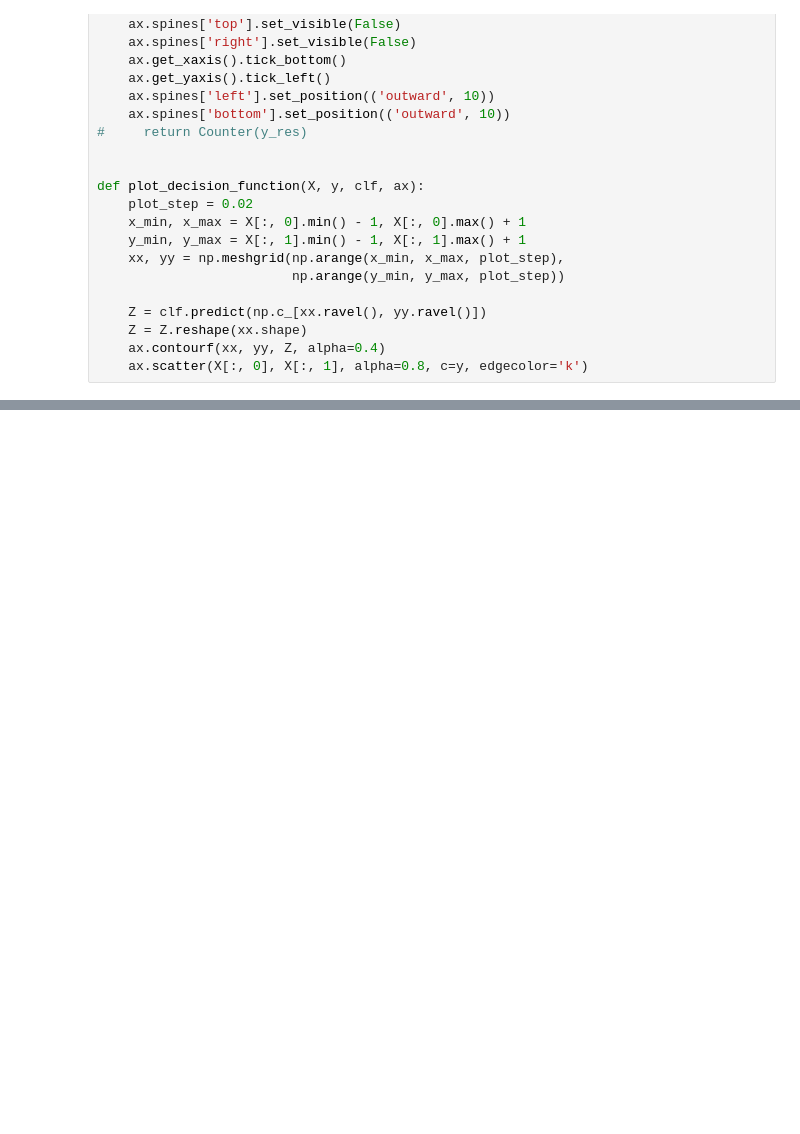
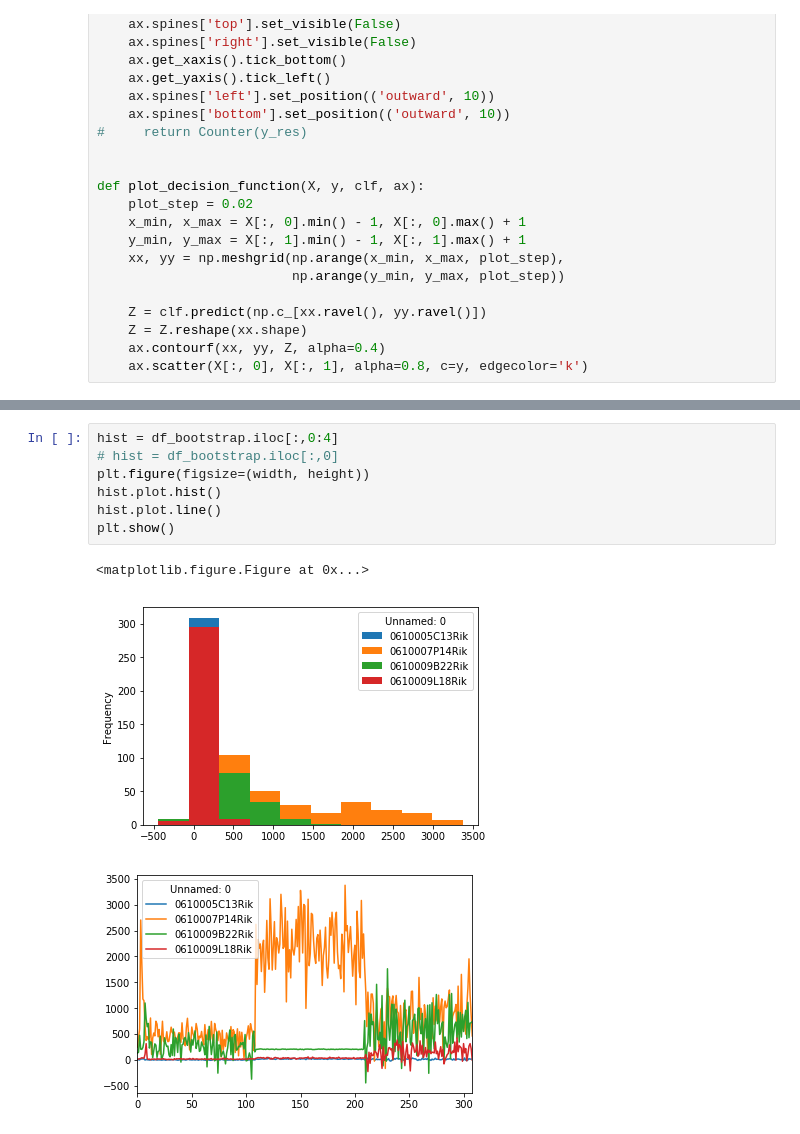
Before and after one commit to MarShin/single-cell_RNA, a Jupyter notebook: bootstrap-data.ipynb, the cells around one changed output, grey strips where cells are left out. Cells and saved outputs as stored; diff of their text form; blank space fills up the shorter version.

```diff
--- a/bootstrap-data.ipynb
+++ b/bootstrap-data.ipynb
@@ -267,0 +246,11 @@ np.save('data/y_multiplied',y_multiplied)
+# %%
+hist = df_bootstrap.iloc[:,0:4]
+# hist = df_bootstrap.iloc[:,0]
+plt.figure(figsize=(width, height))
+hist.plot.hist()
+hist.plot.line()
+plt.show()
+# %% [output]
+<matplotlib.figure.Figure at 0x...>
+[figure, added]
+[figure, added]
```
Also changed, not shown: parts of 14 cells of this notebook, 4 other files.
